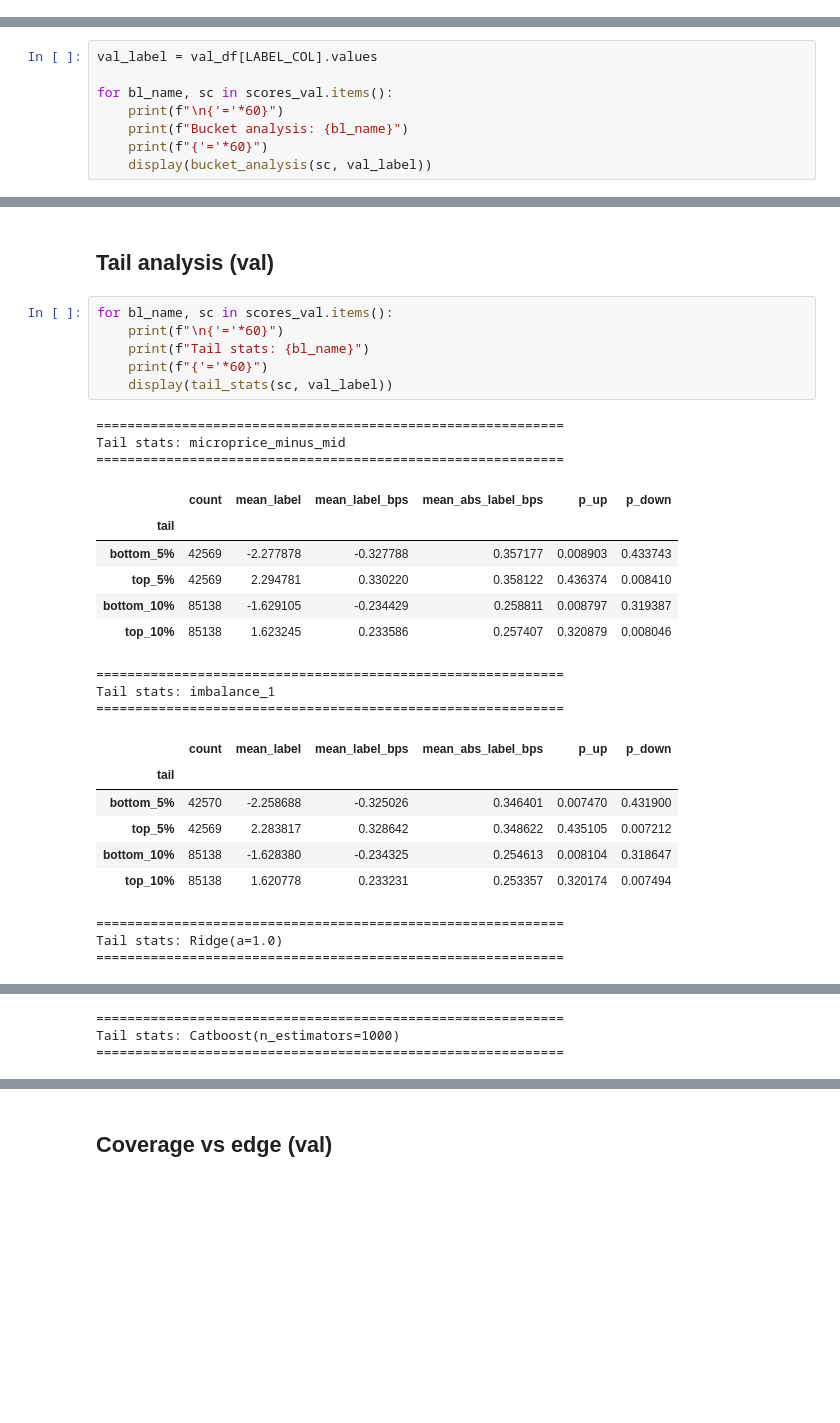
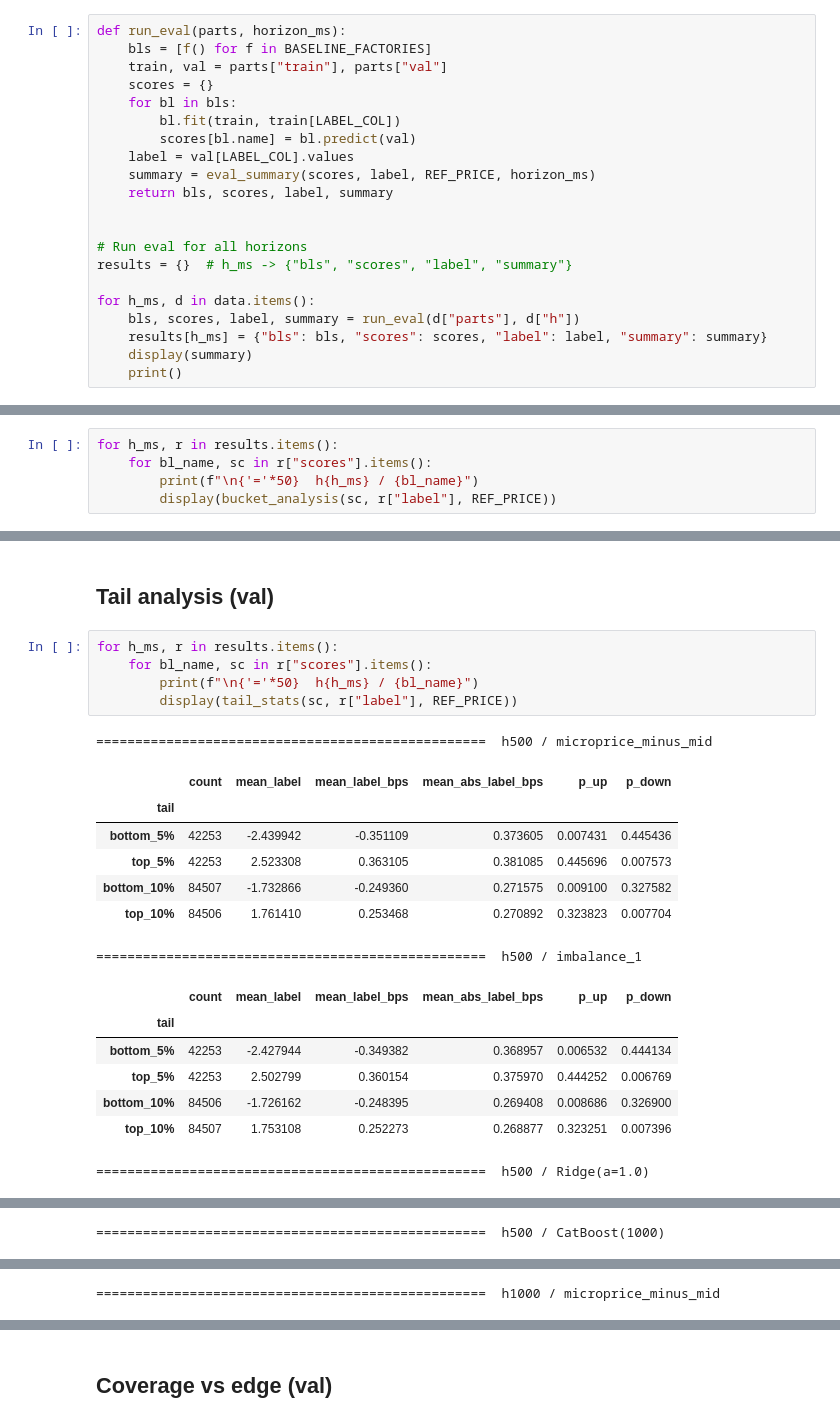
Before and after one commit to EfremtsevVsevolod/hft-research-env, a Jupyter notebook: notebooks/baseline_evaluation.ipynb, the cells around one changed output, grey strips where cells are left out. Cells and saved outputs as stored; diff of their text form; blank space fills up the shorter version.

```diff
--- a/notebooks/baseline_evaluation.ipynb
+++ b/notebooks/baseline_evaluation.ipynb
@@ -370,0 +167,21 @@ Ridge coefficients (standardized):
+# %%
+def run_eval(parts, horizon_ms):
+    bls = [f() for f in BASELINE_FACTORIES]
+    train, val = parts["train"], parts["val"]
+    scores = {}
+    for bl in bls:
+        bl.fit(train, train[LABEL_COL])
+        scores[bl.name] = bl.predict(val)
+    label = val[LABEL_COL].values
+    summary = eval_summary(scores, label, REF_PRICE, horizon_ms)
+    return bls, scores, label, summary
+
+
+# Run eval for all horizons
+results = {}  # h_ms -> {"bls", "scores", "label", "summary"}
+
+for h_ms, d in data.items():
+    bls, scores, label, summary = run_eval(d["parts"], d["h"])
+    results[h_ms] = {"bls": bls, "scores": scores, "label": label, "summary": summary}
+    display(summary)
+    print()
@@ -371,11 +224,8 @@ Ridge coefficients (standardized):
 # %% [markdown]
 ## Bucket analysis (val)
 # %%
-val_label = val_df[LABEL_COL].values
-
-for bl_name, sc in scores_val.items():
-    print(f"\n{'='*60}")
-    print(f"Bucket analysis: {bl_name}")
-    print(f"{'='*60}")
-    display(bucket_analysis(sc, val_label))
+for h_ms, r in results.items():
+    for bl_name, sc in r["scores"].items():
+        print(f"\n{'='*50}  h{h_ms} / {bl_name}")
+        display(bucket_analysis(sc, r["label"], REF_PRICE))
 # %% [output]
@@ -442,32 +311,25 @@ Bucket analysis: Catboost(n_estimators=1000)
 # %% [markdown]
 ## Tail analysis (val)
 # %%
-for bl_name, sc in scores_val.items():
-    print(f"\n{'='*60}")
-    print(f"Tail stats: {bl_name}")
-    print(f"{'='*60}")
-    display(tail_stats(sc, val_label))
+for h_ms, r in results.items():
+    for bl_name, sc in r["scores"].items():
+        print(f"\n{'='*50}  h{h_ms} / {bl_name}")
+        display(tail_stats(sc, r["label"], REF_PRICE))
 # %% [output]
-============================================================
-Tail stats: microprice_minus_mid
-============================================================
+==================================================  h500 / microprice_minus_mid
 |  | count | mean_label | mean_label_bps | mean_abs_label_bps | p_up | p_down |
 | tail |  |  |  |  |  |  |
-| bottom_5% | 42569 | -2.277878 | -0.327788 | 0.357177 | 0.008903 | 0.433743 |
-| top_5% | 42569 | 2.294781 | 0.330220 | 0.358122 | 0.436374 | 0.008410 |
-| bottom_10% | 85138 | -1.629105 | -0.234429 | 0.258811 | 0.008797 | 0.319387 |
-| top_10% | 85138 | 1.623245 | 0.233586 | 0.257407 | 0.320879 | 0.008046 |
+| bottom_5% | 42253 | -2.439942 | -0.351109 | 0.373605 | 0.007431 | 0.445436 |
+| top_5% | 42253 | 2.523308 | 0.363105 | 0.381085 | 0.445696 | 0.007573 |
+| bottom_10% | 84507 | -1.732866 | -0.249360 | 0.271575 | 0.009100 | 0.327582 |
+| top_10% | 84506 | 1.761410 | 0.253468 | 0.270892 | 0.323823 | 0.007704 |
-============================================================
-Tail stats: imbalance_1
-============================================================
+==================================================  h500 / imbalance_1
 |  | count | mean_label | mean_label_bps | mean_abs_label_bps | p_up | p_down |
 | tail |  |  |  |  |  |  |
-| bottom_5% | 42570 | -2.258688 | -0.325026 | 0.346401 | 0.007470 | 0.431900 |
-| top_5% | 42569 | 2.283817 | 0.328642 | 0.348622 | 0.435105 | 0.007212 |
-| bottom_10% | 85138 | -1.628380 | -0.234325 | 0.254613 | 0.008104 | 0.318647 |
-| top_10% | 85138 | 1.620778 | 0.233231 | 0.253357 | 0.320174 | 0.007494 |
+| bottom_5% | 42253 | -2.427944 | -0.349382 | 0.368957 | 0.006532 | 0.444134 |
+| top_5% | 42253 | 2.502799 | 0.360154 | 0.375970 | 0.444252 | 0.006769 |
+| bottom_10% | 84506 | -1.726162 | -0.248395 | 0.269408 | 0.008686 | 0.326900 |
+| top_10% | 84507 | 1.753108 | 0.252273 | 0.268877 | 0.323251 | 0.007396 |
-============================================================
-Tail stats: Ridge(a=1.0)
-============================================================
+==================================================  h500 / Ridge(a=1.0)
 |  | count | mean_label | mean_label_bps | mean_abs_label_bps | p_up | p_down |
 | tail |  |  |  |  |  |  |
@@ -478,5 +340,3 @@ Tail stats: Ridge(a=1.0)
-============================================================
-Tail stats: Catboost(n_estimators=1000)
-============================================================
+==================================================  h500 / CatBoost(1000)
 |  | count | mean_label | mean_label_bps | mean_abs_label_bps | p_up | p_down |
 | tail |  |  |  |  |  |  |
@@ -486,0 +347 @@ Tail stats: Catboost(n_estimators=1000)
+==================================================  h1000 / microprice_minus_mid
```
Also changed, not shown: parts of 46 cells of this notebook, 1 other file.
